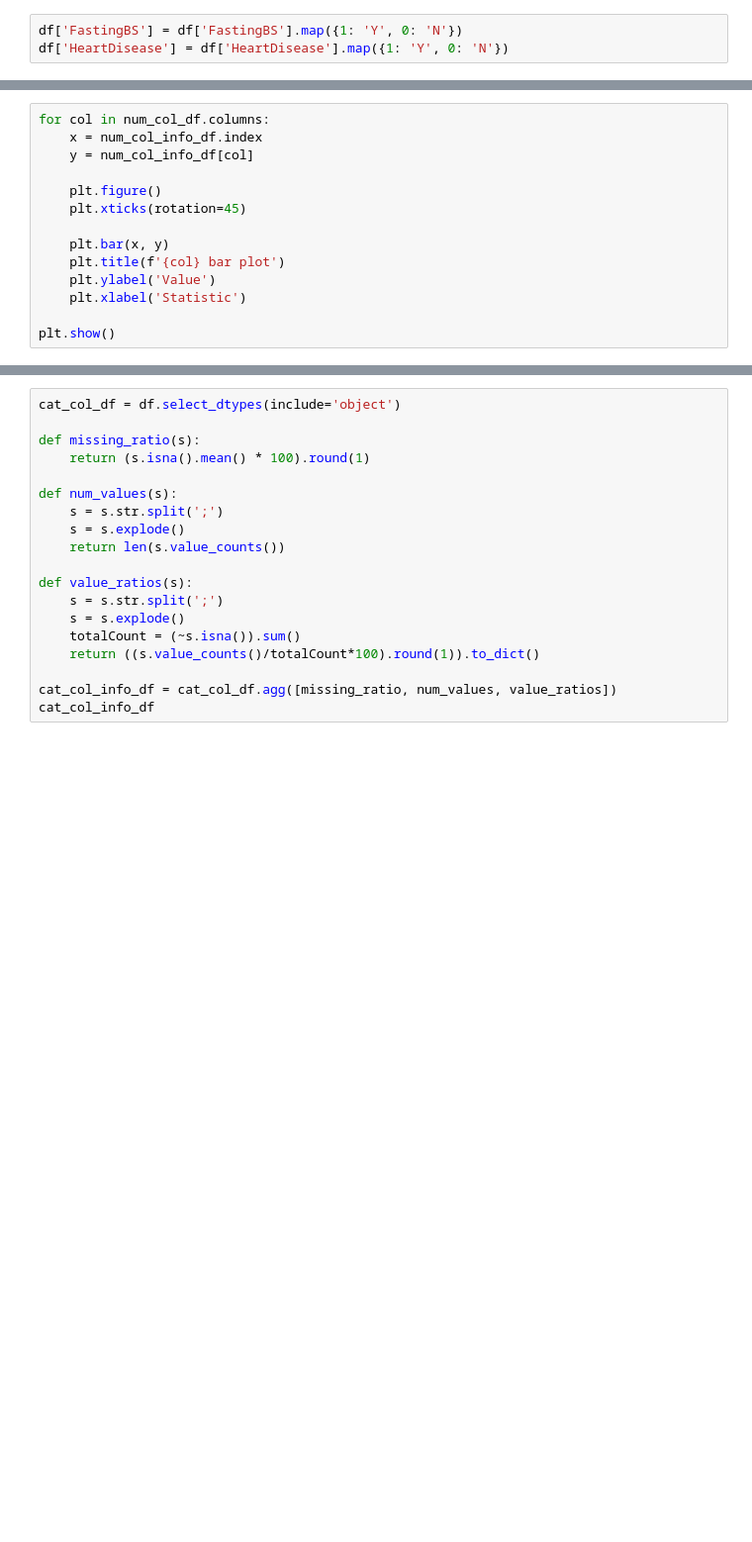
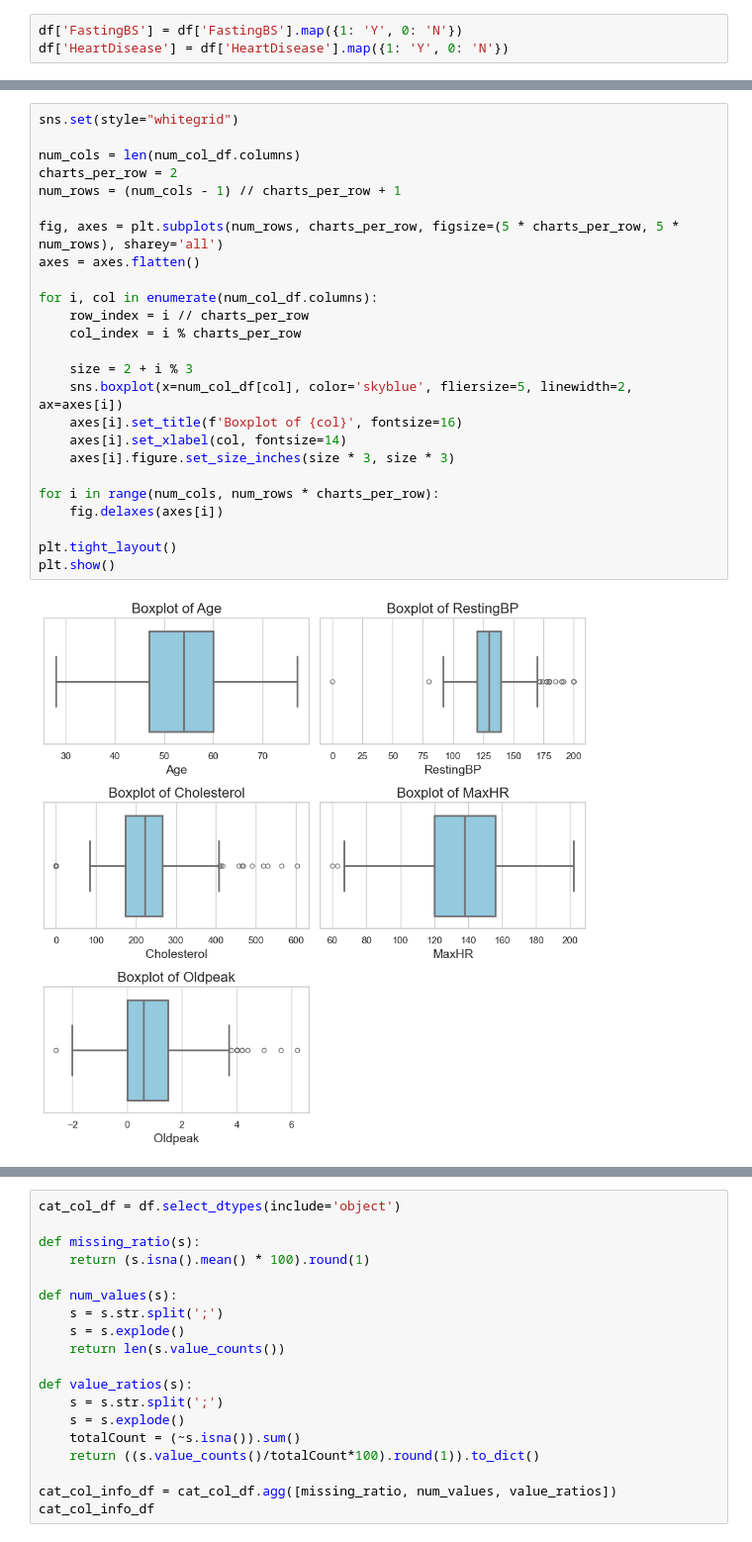
Before and after one commit to Deadinside-at-HCMUS/CSC17104-project, a Jupyter notebook: Notebook.ipynb, the cells around one changed output, grey strips where cells are left out. Shown: that part at 99% size. Drawn from its saved outputs; the diff is of its cells as text; blank space fills up the shorter version.

```diff
--- a/Notebook.ipynb
+++ b/Notebook.ipynb
@@ -196,17 +231,3 @@ num_col_info_df
 | median | 54.0 | 130.0 | 223.0 | 138.0 | 0.6 |
 | upper_quartile | 60.0 | 140.0 | 267.0 | 156.0 | 1.5 |
 | max | 77.0 | 200.0 | 603.0 | 202.0 | 6.2 |
-# %%
-for col in num_col_df.columns:
-    x = num_col_info_df.index
-    y = num_col_info_df[col]
-
-    plt.figure()
-    plt.xticks(rotation=45)
-
-    plt.bar(x, y)
-    plt.title(f'{col} bar plot')
-    plt.ylabel('Value')
-    plt.xlabel('Statistic')
-
-plt.show()
@@ -227,3 +251,30 @@ plt.show()
+# %%
+sns.set(style="whitegrid")
+
+num_cols = len(num_col_df.columns)
+charts_per_row = 2
+num_rows = (num_cols - 1) // charts_per_row + 1
+
+fig, axes = plt.subplots(num_rows, charts_per_row, figsize=(5 * charts_per_row, 5 * num_rows), sharey='all')
+axes = axes.flatten()
+
+for i, col in enumerate(num_col_df.columns):
+    row_index = i // charts_per_row
+    col_index = i % charts_per_row
+
+    size = 2 + i % 3
+    sns.boxplot(x=num_col_df[col], color='skyblue', fliersize=5, linewidth=2, ax=axes[i])
+    axes[i].set_title(f'Boxplot of {col}', fontsize=16)
+    axes[i].set_xlabel(col, fontsize=14)
+    axes[i].figure.set_size_inches(size * 3, size * 3)
+
+for i in range(num_cols, num_rows * charts_per_row):
+    fig.delaxes(axes[i])
+
+plt.tight_layout()
+plt.show()
+# %% [output]
+[figure, added]
 # %% [markdown]
 **Observations**
 
```
Also changed, not shown: parts of 24 cells of this notebook.
